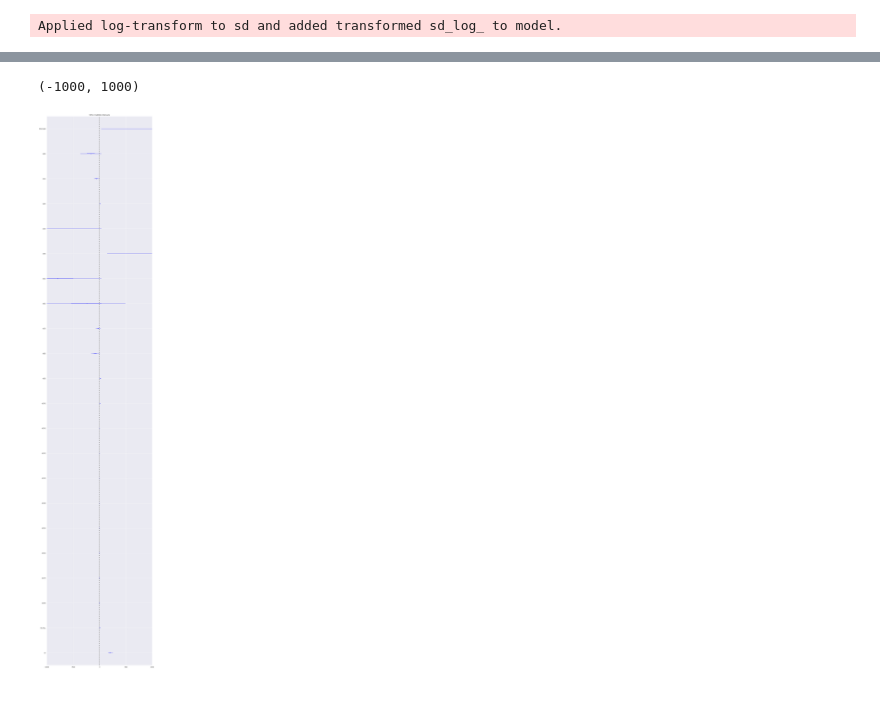
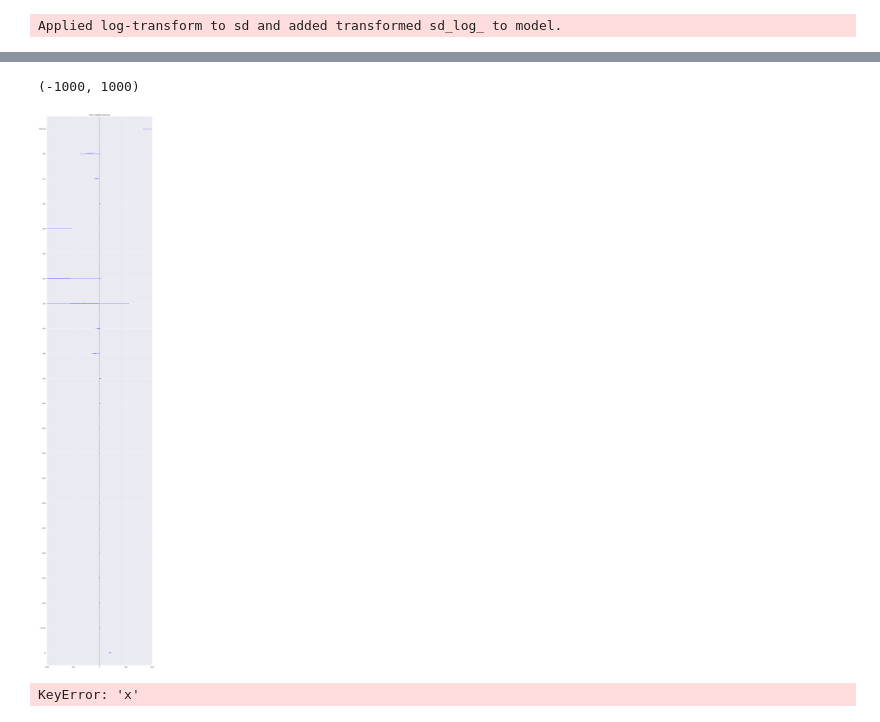
Before and after one commit to jpgrana/bayesian-approach-predicting-well-production, a Jupyter notebook: model.ipynb, the cells around one changed output, grey strips where cells are left out. Cells and saved outputs as stored; diff of their text form; code cells hidden in the pictures.

```diff
--- a/model.ipynb
+++ b/model.ipynb
@@ -49,11 +140,15 @@ pm.traceplot(trace);
 # %%
 plt.figure(figsize=(12, 60))
-pm.forestplot(trace)
-plt.savefig('../../Downloads/forestplot.png', dpi=400)
+pm.forestplot(traces)
+# plt.savefig('../../Downloads/forestplot.png', dpi=400)
 plt.xlim(-1000, 1000)
 # %% [output]
 (-1000, 1000)
-[figure, old version]
+[figure, new version]
 # %%
 field = pd.Categorical(df['XEC_FIELD']).codes
 reservoir = pd.Categorical(df['Reservoir']).codes
+# %%
+pm.glm.plot_posterior_predictive(traces, samples=100)
+# %% [output]
+KeyError: 'x'
```
Also changed, not shown: parts of 8 cells of this notebook, 3 other files.
